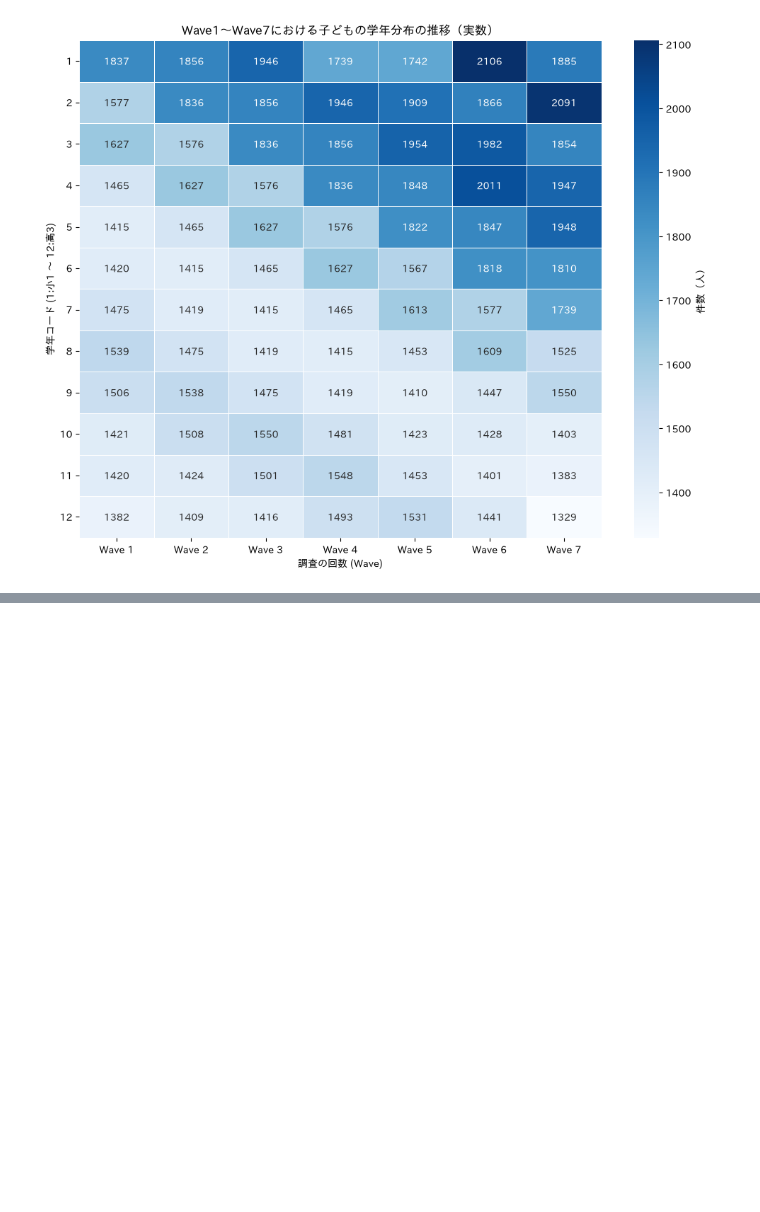
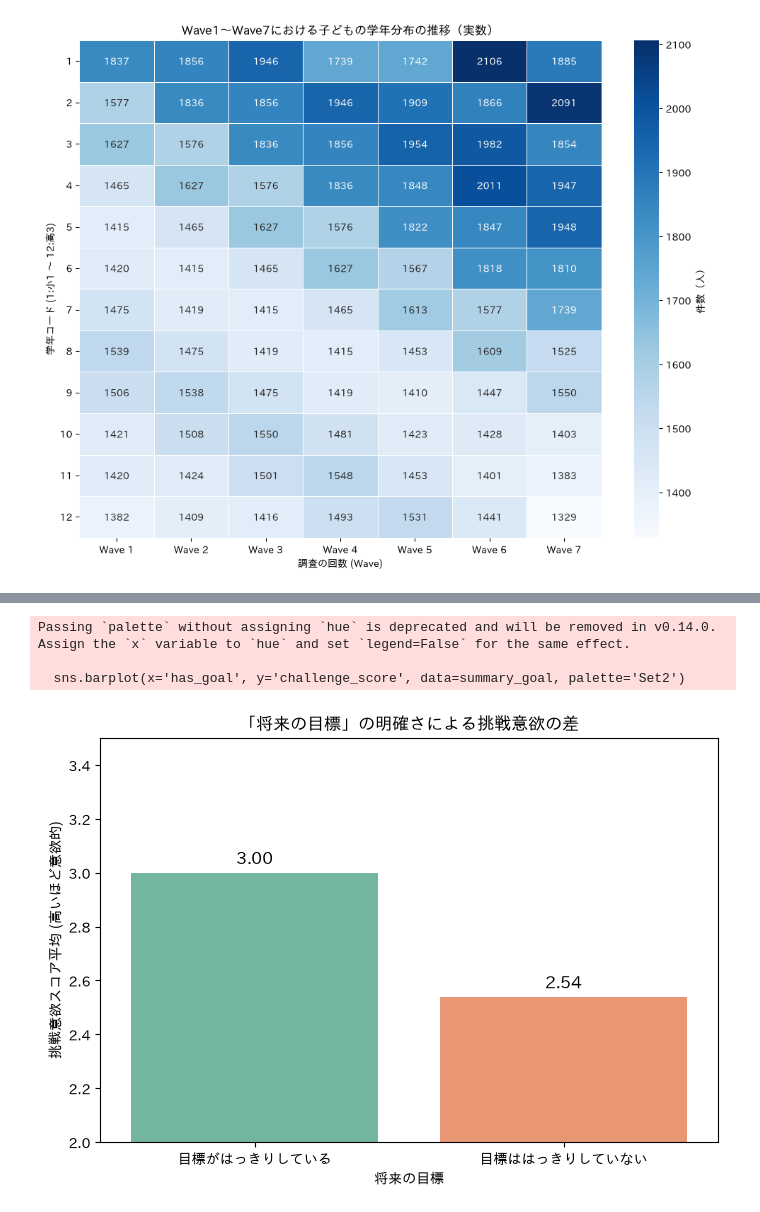
Before and after one commit to KyosukeNagai/DataScienceCompetition, a Jupyter notebook: Calculate.ipynb, the cells around one changed output, grey strips where cells are left out. Drawn from its saved outputs; the diff is of its cells as text; code cells hidden in the pictures; blank space fills up the shorter version.

```diff
--- a/Calculate.ipynb
+++ b/Calculate.ipynb
@@ -835,0 +837,13 @@ plt.show()
+# %%
+# =========================================================
+# 列名検索ツール：探しているデータの正確な列名を見つける
+# =========================================================
+
+# 探したいキーワードをリストに入れます
+keywords = ['目標', '尊敬', 'あこがれ', '情報', '相談', '進路']
+
+print("■ 関連する列名の検索結果（コピーして使ってください）")
+for col in df.columns:
+    for kw in keywords:
+        if kw in str(col):
+            print(f"- {col}")
@@ -835,0 +868,41 @@ plt.show()
+# %%
+# =========================================================
+# 集計案1：「将来の目標」の明確さと「挑戦意欲」のクロス分析
+# =========================================================
+# 目的：マイナビのアプリで「先輩（ロールモデル）」を見せて目標を持たせることの価値を証明する
+
+columns_goal = [
+    'w6c_ 性格・特性：将来の目標がはっきりしている',
+    'w6c_ 性格・特性：難しいことや新しいことにいつも挑戦したい'
+]
+
+df_goal = df[columns_goal].copy()
+for col in columns_goal:
+    df_goal[col] = df_goal[col].replace([7777, 8888, 9999], np.nan)
+df_goal = df_goal.dropna()
+
+# 挑戦意欲スコアの反転（数値が大きいほど「意欲がある」状態にする）
+df_goal['challenge_score'] = 5 - df_goal['w6c_ 性格・特性：難しいことや新しいことにいつも挑戦したい']
+
+# 目標の有無をグループ化（1,2: はっきりしている / 3,4: はっきりしていない）
+df_goal['has_goal'] = df_goal['w6c_ 性格・特性：将来の目標がはっきりしている'].apply(lambda x: '目標がはっきりしている' if x <= 2 else '目標ははっきりしていない')
+
+summary_goal = df_goal.groupby('has_goal')['challenge_score'].mean().reset_index()
+
+plt.figure(figsize=(7, 5))
+sns.barplot(x='has_goal', y='challenge_score', data=summary_goal, palette='Set2')
+plt.title('「将来の目標」の明確さによる挑戦意欲の差')
+plt.xlabel('将来の目標')
+plt.ylabel('挑戦意欲スコア平均 (高いほど意欲的)')
+plt.ylim(2.0, 3.5)
+
+ax = plt.gca()
+for p in ax.patches:
+    ax.annotate(f"{p.get_height():.2f}", (p.get_x() + p.get_width() / 2., p.get_height()), ha='center', va='bottom', fontsize=12, color='black', xytext=(0, 5), textcoords='offset points')
+plt.tight_layout()
+plt.show()
+# %% [output]
+Passing `palette` without assigning `hue` is deprecated and will be removed in v0.14.0. Assign the `x` variable to `hue` and set `legend=False` for the same effect.
+
+  sns.barplot(x='has_goal', y='challenge_score', data=summary_goal, palette='Set2')
+[figure, added]
```
Also changed, not shown: parts of 5 cells of this notebook.
